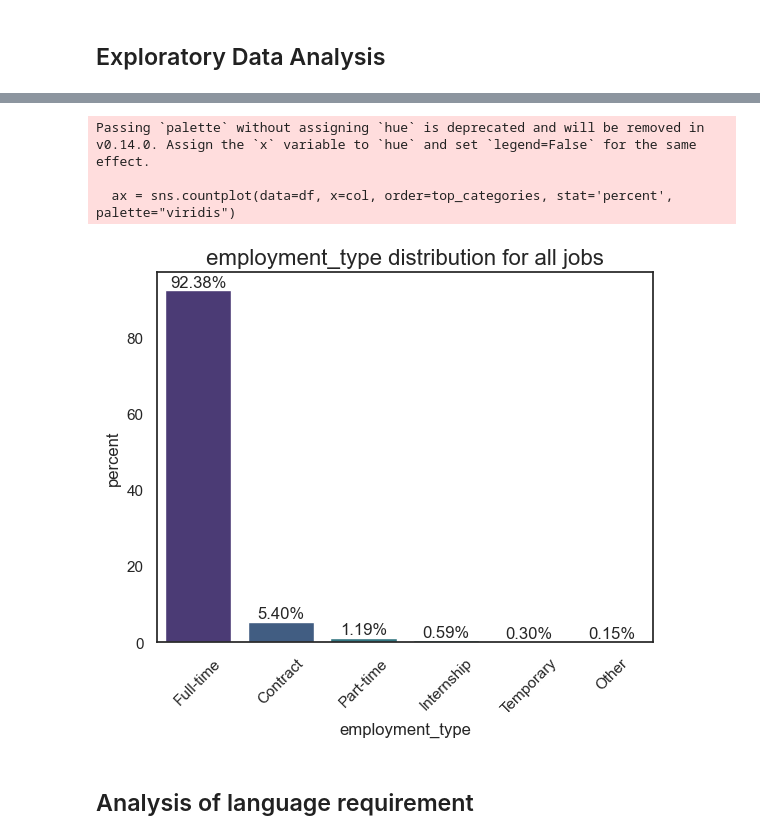
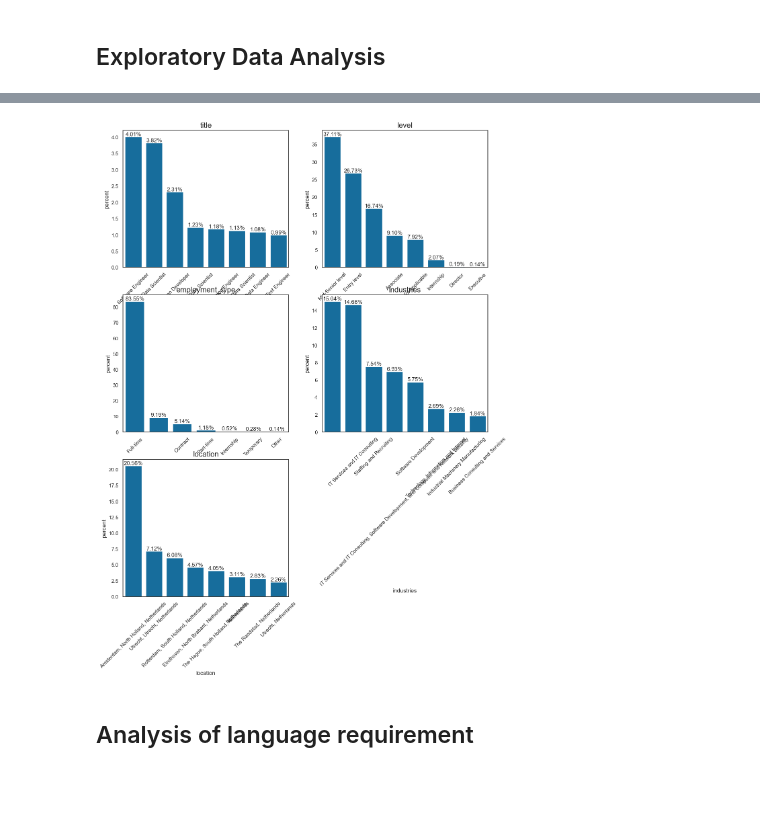
Before and after one commit to lanfeitiao/data_job_analysis, a Jupyter notebook: notebooks/0.01-data-exploration.ipynb, the cells around one changed output, grey strips where cells are left out. Drawn from its saved outputs; the diff is of its cells as text; code cells hidden in the pictures; blank space fills up the shorter version.

Commit message:
add plot for data scientist jobs

```diff
--- a/notebooks/0.01-data-exploration.ipynb
+++ b/notebooks/0.01-data-exploration.ipynb
@@ -75,4 +57,0 @@ jobs_developer_df.describe()
-# %%
-columns_to_drop = ['entity_urn','id','url','scrape_date', 'search_keywords']
-df=raw_df.drop(columns=columns_to_drop)
-df.describe()
@@ -86,0 +68,4 @@ df.describe()
+# %%
+columns_to_drop = ['entity_urn','url','scrape_date', 'search_keywords']
+jobs_ds_df=jobs_ds_raw_df.drop(columns=columns_to_drop)
+jobs_ds_df.describe()
@@ -207,30 +152,38 @@ Name: date, dtype: int64
 # %%
 # Function to plot the distribution of categorical data
-def cat_plot(col,df=df, top_n=8):
-    n = df[col].nunique()
-    plot_n = min(top_n,n)
-    top_categories = df[col].value_counts().head(plot_n).index
-    ax = sns.countplot(data=df, x=col, order=top_categories, stat='percent', palette="viridis")
+def cat_plot(columns, df, top_n=8):
+    # Determine the number of rows needed for subplots
+    n_cols = len(columns)
+    n_rows = (n_cols + 1)//2
 
-    ax.set_title(f"{col} distribution for all jobs",fontsize=16)
-    #ax.set_xticklabels(ax.get_xticklabels(),rotation=60)
-    #ax.get_xticklabels(set_rotation=60)
-    #ax.set_tick_params(rotation=30, labelsize=10)
-    # ax.set_xticklabels(ax.get_xticklabels(),rotation = 60)
-    ax.tick_params(axis='x', rotation=45)
+    # Create a figure with subplots arranged in a grid
+    fig, axes = plt.subplots(nrows=n_rows, ncols=2, figsize=(14, 6* n_rows))
+    axes = axes.flatten()
+
+    # Loop through the columns and create a plot for each
+    for idx, col in enumerate(columns):
+
+        n = df[col].nunique()
+        plot_n = min(top_n,n)
+        top_categories = df[col].value_counts().head(plot_n).index
+        ax = sns.countplot(data=df, x=col,order=top_categories, stat='percent', ax=axes[idx])
+
+        ax.set_title(f"{col}",fontsize=16)
+        ax.tick_params(axis='x', rotation=45)
+
+        for bars in ax.containers:
+            ax.bar_label(bars, fmt='{:.2f}%')
+
+    # Hide any unused axes
+    if (n_cols % 2) !=0:
+        axes[-1].set_visible(False)
 
 
-    for bars in ax.containers:
-        ax.bar_label(bars, fmt='{:.2f}%')
 
-    return None
-
-cat_plot(col='employment_type')
+columns_to_plot = ['title', 'level','employment_type', 'industries', 'location']
+cat_plot(columns=columns_to_plot, df=jobs_ds_df)
 # %% [output]
-Passing `palette` without assigning `hue` is deprecated and will be removed in v0.14.0. Assign the `x` variable to `hue` and set `legend=False` for the same effect.
-
-  ax = sns.countplot(data=df, x=col, order=top_categories, stat='percent', palette="viridis")
-[figure, old version]
+[figure, new version]
 # %% [markdown]
 ## Analysis of language requirement
 # %% [markdown]
```
Also changed, not shown: parts of 14 cells of this notebook.
